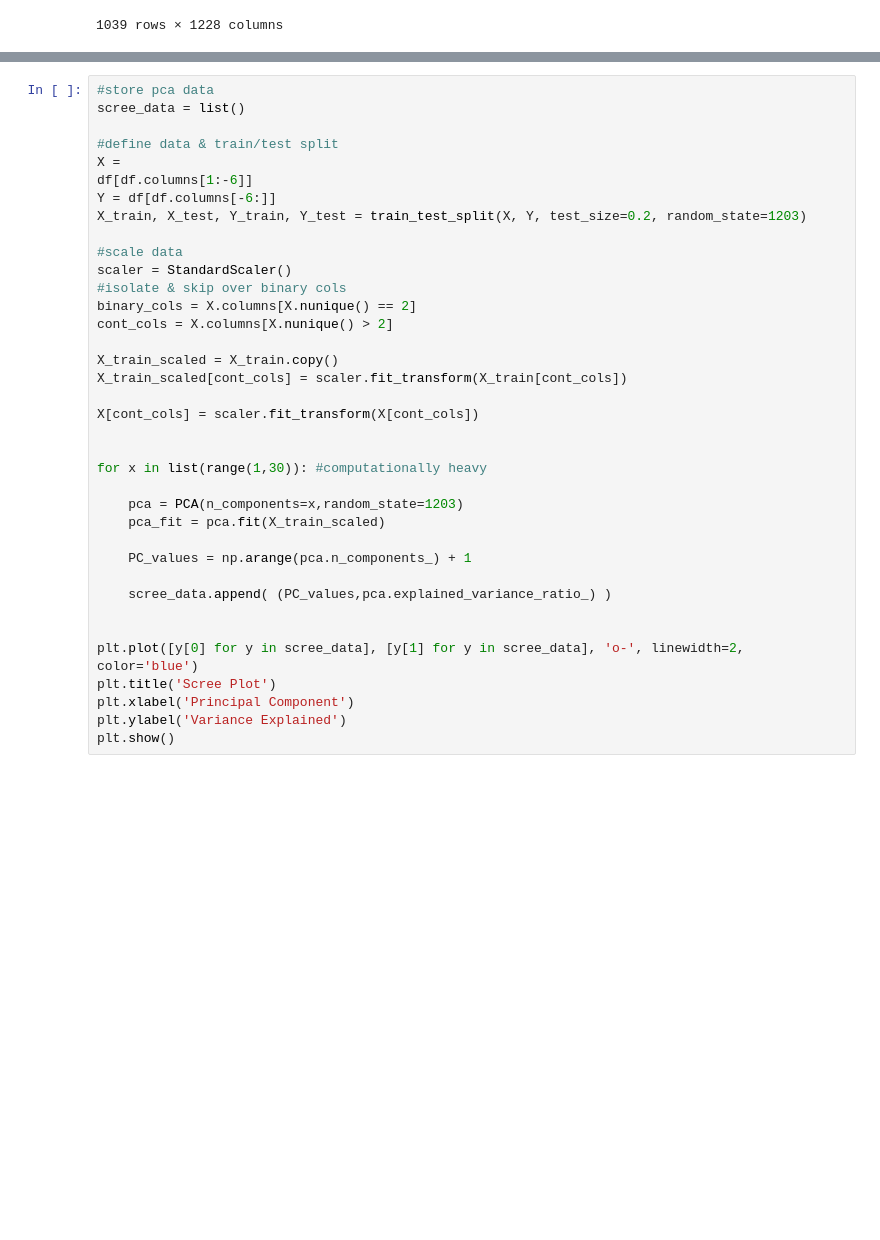
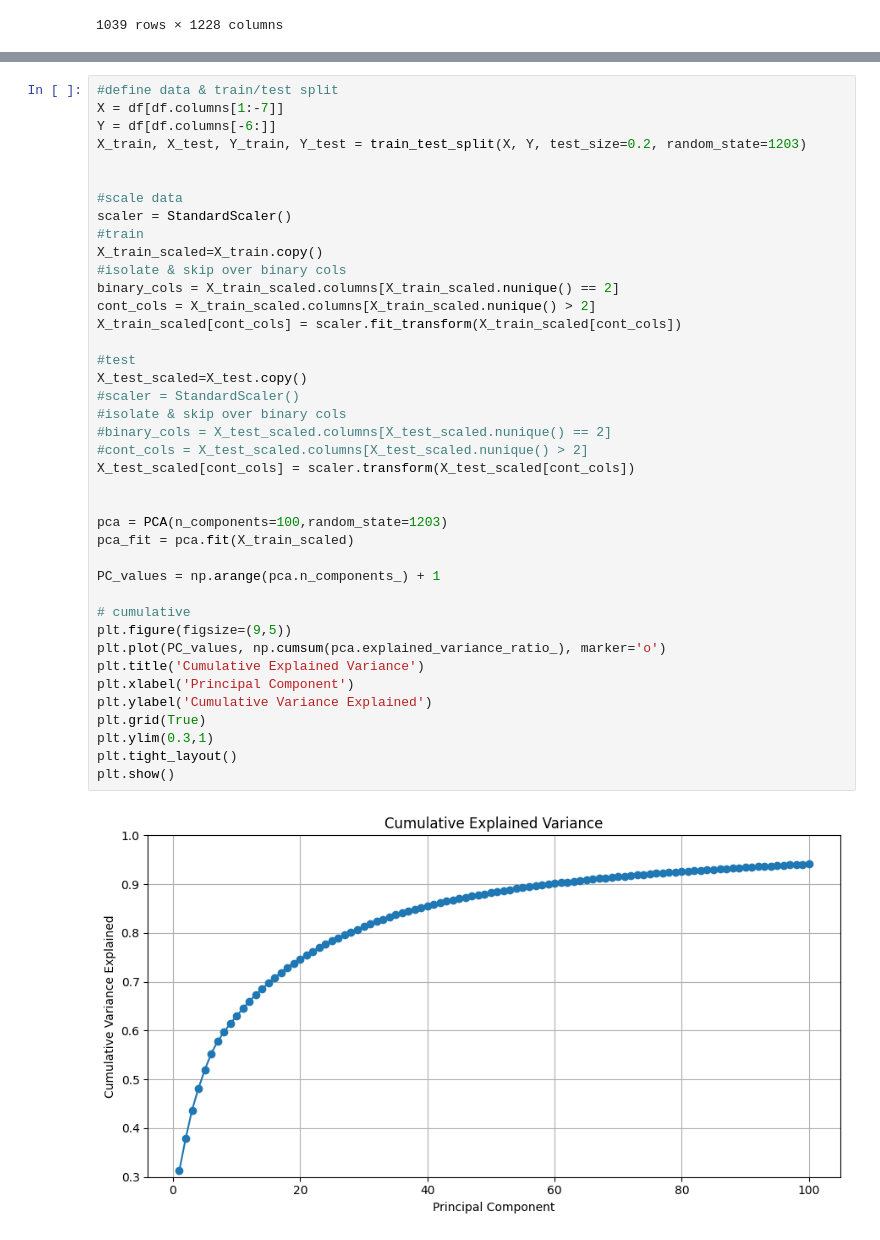
Before and after one commit to alainareeba/BIOL3340_EnzymeClassification, a Jupyter notebook: notebooks/enzymes_classifierchain.ipynb, the cells around one changed output, grey strips where cells are left out. Drawn from its saved outputs; the diff is of its cells as text; blank space fills up the shorter version.

```diff
--- a/notebooks/enzymes_classifierchain.ipynb
+++ b/notebooks/enzymes_classifierchain.ipynb
@@ -832,37 +838,42 @@ df
 # %%
-#store pca data
-scree_data = list()
-
 #define data & train/test split
-X =
-df[df.columns[1:-6]]
+X = df[df.columns[1:-7]]
 Y = df[df.columns[-6:]]
 X_train, X_test, Y_train, Y_test = train_test_split(X, Y, test_size=0.2, random_state=1203)
 
+
 #scale data
 scaler = StandardScaler()
+#train
+X_train_scaled=X_train.copy()
 #isolate & skip over binary cols
-binary_cols = X.columns[X.nunique() == 2]
-cont_cols = X.columns[X.nunique() > 2]
+binary_cols = X_train_scaled.columns[X_train_scaled.nunique() == 2]
+cont_cols = X_train_scaled.columns[X_train_scaled.nunique() > 2]
+X_train_scaled[cont_cols] = scaler.fit_transform(X_train_scaled[cont_cols])
 
-X_train_scaled = X_train.copy()
-X_train_scaled[cont_cols] = scaler.fit_transform(X_train[cont_cols])
-
-X[cont_cols] = scaler.fit_transform(X[cont_cols])
+#test
+X_test_scaled=X_test.copy()
+#scaler = StandardScaler()
+#isolate & skip over binary cols
+#binary_cols = X_test_scaled.columns[X_test_scaled.nunique() == 2]
+#cont_cols = X_test_scaled.columns[X_test_scaled.nunique() > 2]
+X_test_scaled[cont_cols] = scaler.transform(X_test_scaled[cont_cols])
 
 
-for x in list(range(1,30)): #computationally heavy
+pca = PCA(n_components=100,random_state=1203)
+pca_fit = pca.fit(X_train_scaled)
 
-    pca = PCA(n_components=x,random_state=1203)
-    pca_fit = pca.fit(X_train_scaled)
+PC_values = np.arange(pca.n_components_) + 1
 
-    PC_values = np.arange(pca.n_components_) + 1
-
-    scree_data.append( (PC_values,pca.explained_variance_ratio_) )
-
-
-plt.plot([y[0] for y in scree_data], [y[1] for y in scree_data], 'o-', linewidth=2, color='blue')
-plt.title('Scree Plot')
+# cumulative
+plt.figure(figsize=(9,5))
+plt.plot(PC_values, np.cumsum(pca.explained_variance_ratio_), marker='o')
+plt.title('Cumulative Explained Variance')
 plt.xlabel('Principal Component')
-plt.ylabel('Variance Explained')
+plt.ylabel('Cumulative Variance Explained')
+plt.grid(True)
+plt.ylim(0.3,1)
+plt.tight_layout()
 plt.show()
+# %% [output]
+[figure, added]
```
Also changed, not shown: parts of 31 cells of this notebook.
